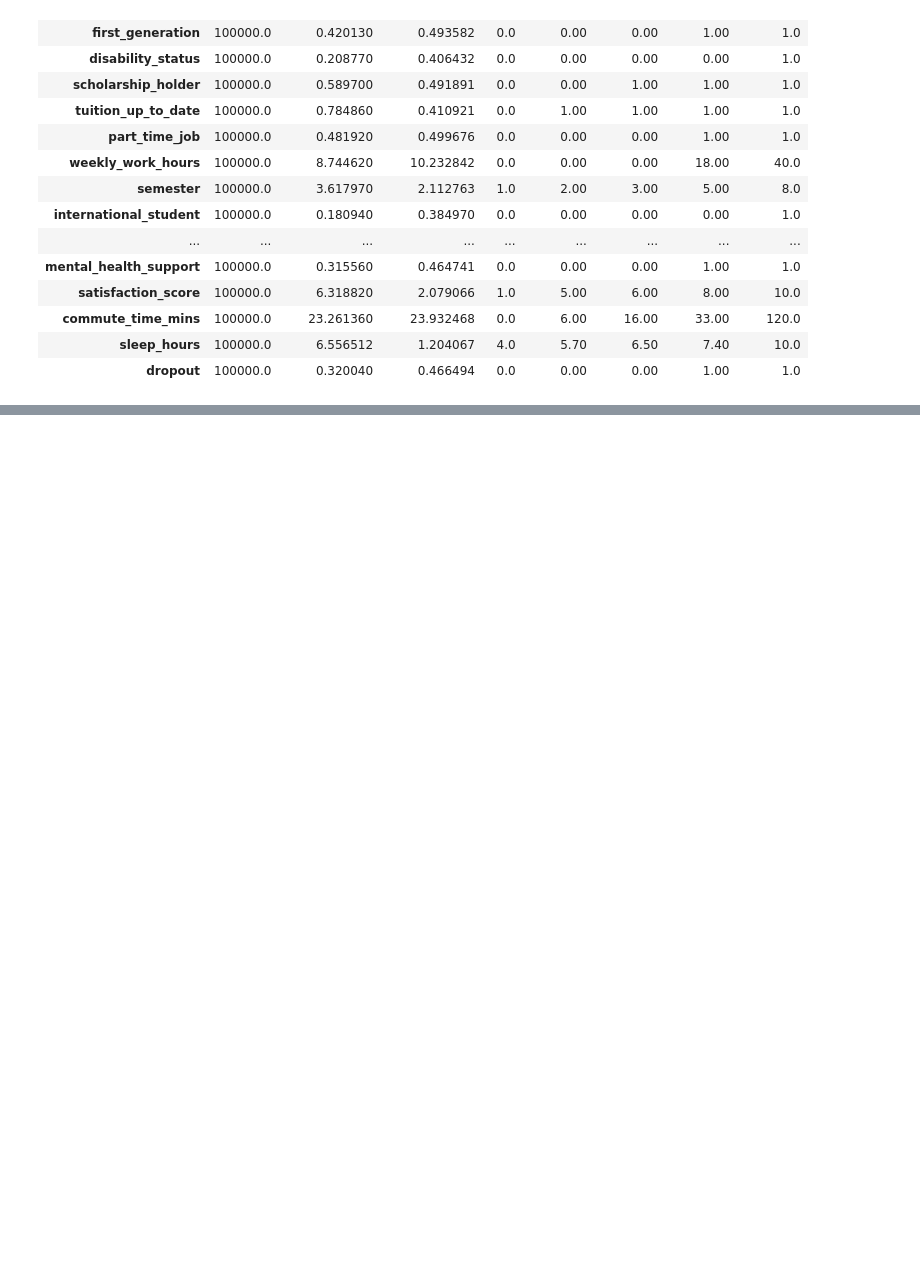
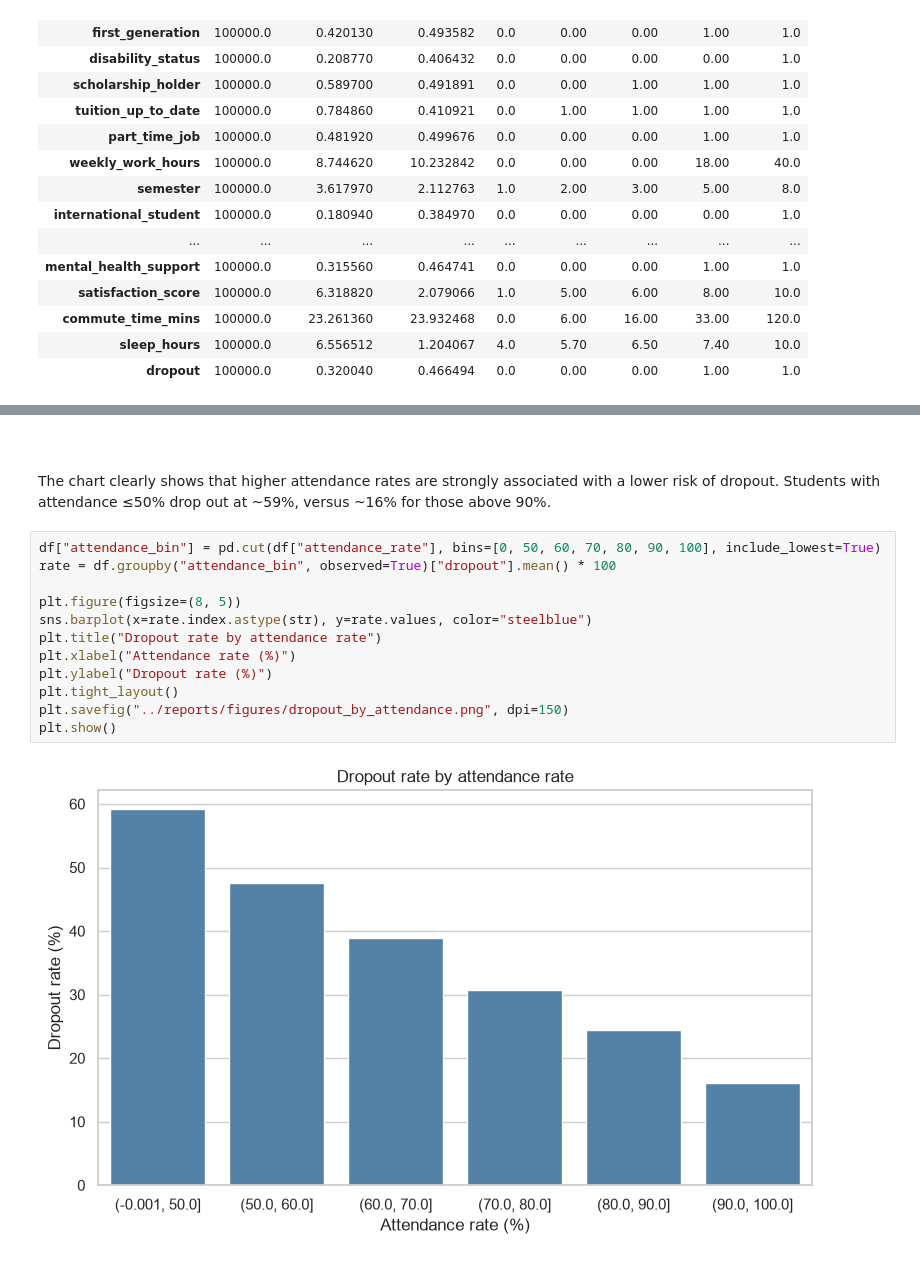
Before and after one commit to gnx-devx/academic-dropout-risk-analysis, a Jupyter notebook: notebooks/01_eda.ipynb, the cells around one changed output, grey strips where cells are left out. Cells and saved outputs as stored; diff of their text form; blank space fills up the shorter version.

```diff
--- a/notebooks/01_eda.ipynb
+++ b/notebooks/01_eda.ipynb
@@ -141,0 +209,18 @@ Aprobadas + reprobadas > inscritas: 0
+# %% [markdown]
+<br>
+# %% [markdown]
+The chart clearly shows that higher attendance rates are strongly associated with a lower risk of dropout. Students with attendance ≤50% drop out at ~59%, versus ~16% for those above 90%.
+# %%
+df["attendance_bin"] = pd.cut(df["attendance_rate"], bins=[0, 50, 60, 70, 80, 90, 100], include_lowest=True)
+rate = df.groupby("attendance_bin", observed=True)["dropout"].mean() * 100
+
+plt.figure(figsize=(8, 5))
+sns.barplot(x=rate.index.astype(str), y=rate.values, color="steelblue")
+plt.title("Dropout rate by attendance rate")
+plt.xlabel("Attendance rate (%)")
+plt.ylabel("Dropout rate (%)")
+plt.tight_layout()
+plt.savefig("../reports/figures/dropout_by_attendance.png", dpi=150)
+plt.show()
+# %% [output]
+[figure, added]
```
Also changed, not shown: parts of 15 cells of this notebook, 2 other files.
